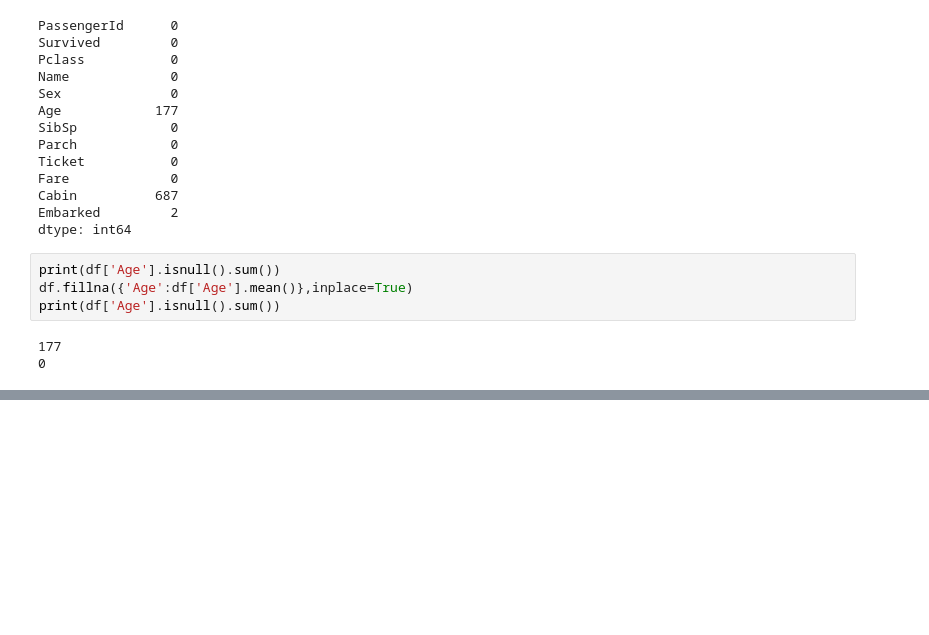
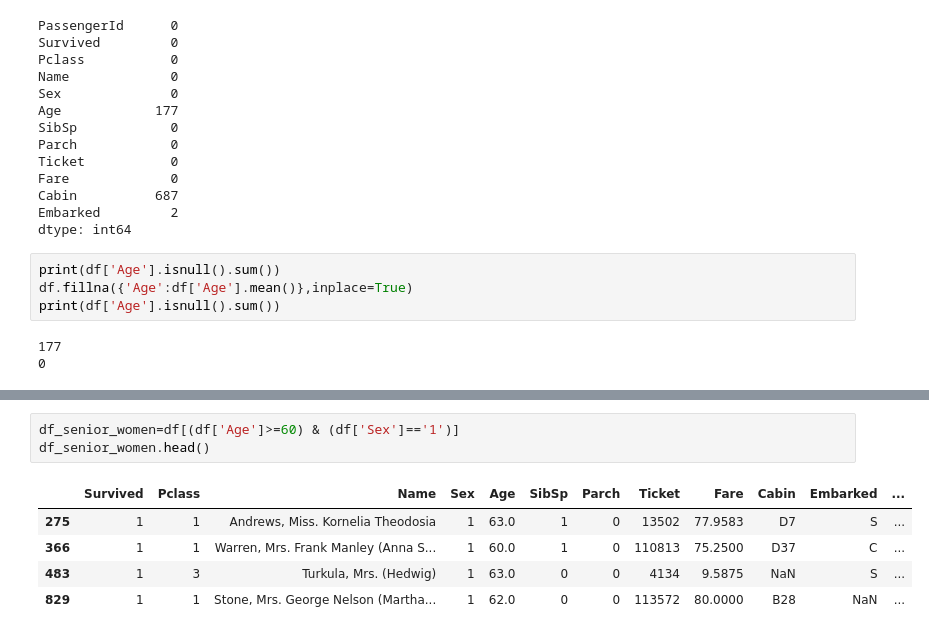
Before and after one commit to thirtesh/PracticeCode, a Jupyter notebook: Pandas/Untitled1.ipynb, the cells around one changed output, grey strips where cells are left out. Drawn from its saved outputs; the diff is of its cells as text; blank space fills up the shorter version.

```diff
--- a/Pandas/Untitled1.ipynb
+++ b/Pandas/Untitled1.ipynb
@@ -77,0 +88,9 @@ df.head()
+# %%
+df_senior_women=df[(df['Age']>=60) & (df['Sex']=='1')]
+df_senior_women.head()
+# %% [output]
+|  | Survived | Pclass | Name | Sex | Age | SibSp | Parch | Ticket | Fare | Cabin | Embarked | ... |
+| 275 | 1 | 1 | Andrews, Miss. Kornelia Theodosia | 1 | 63.0 | 1 | 0 | 13502 | 77.9583 | D7 | S | ... |
+| 366 | 1 | 1 | Warren, Mrs. Frank Manley (Anna S... | 1 | 60.0 | 1 | 0 | 110813 | 75.2500 | D37 | C | ... |
+| 483 | 1 | 3 | Turkula, Mrs. (Hedwig) | 1 | 63.0 | 0 | 0 | 4134 | 9.5875 | NaN | S | ... |
+| 829 | 1 | 1 | Stone, Mrs. George Nelson (Martha... | 1 | 62.0 | 0 | 0 | 113572 | 80.0000 | B28 | NaN | ... |
```
Also changed, not shown: parts of 4 cells of this notebook, 2 other files.
